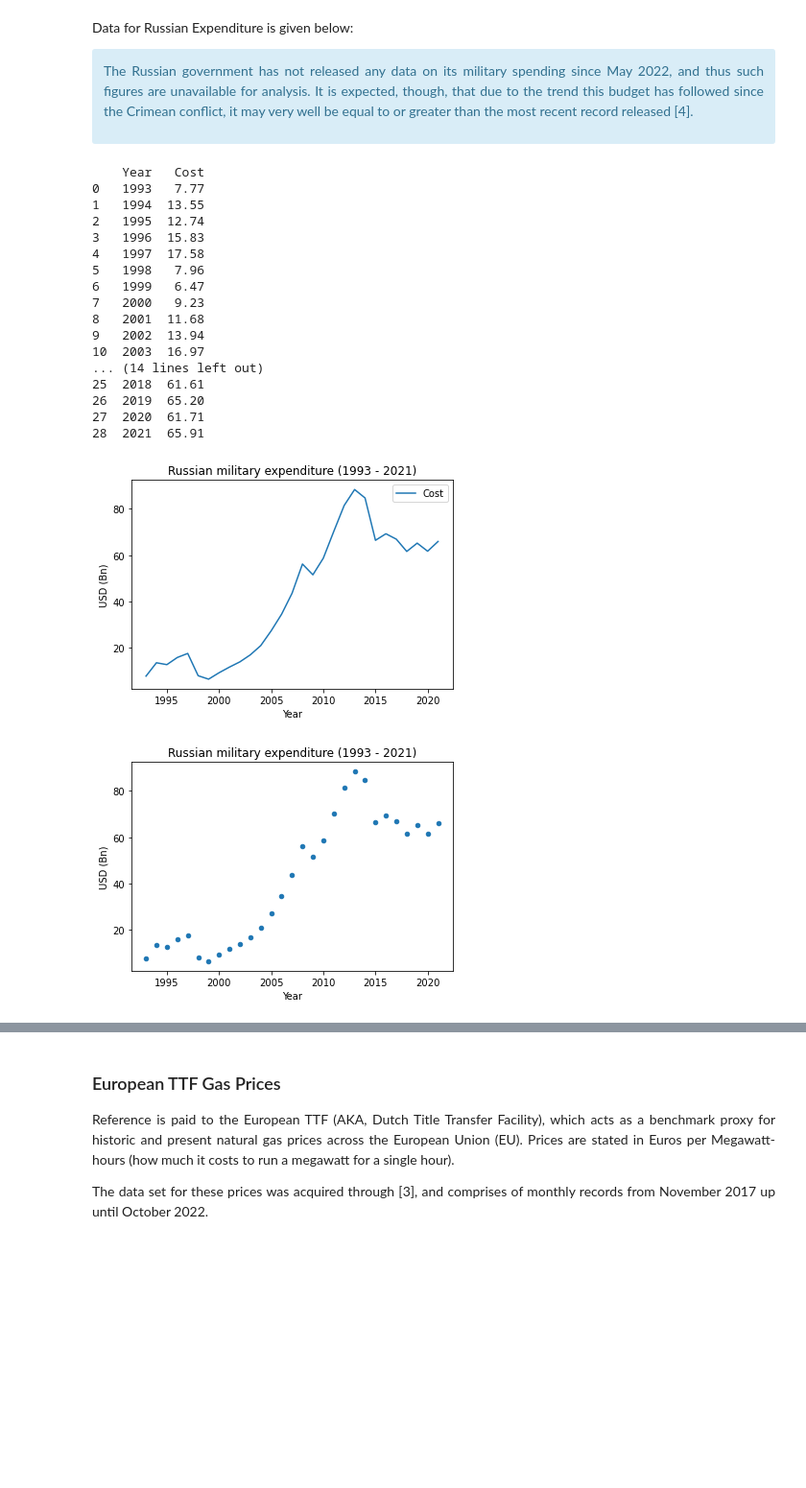
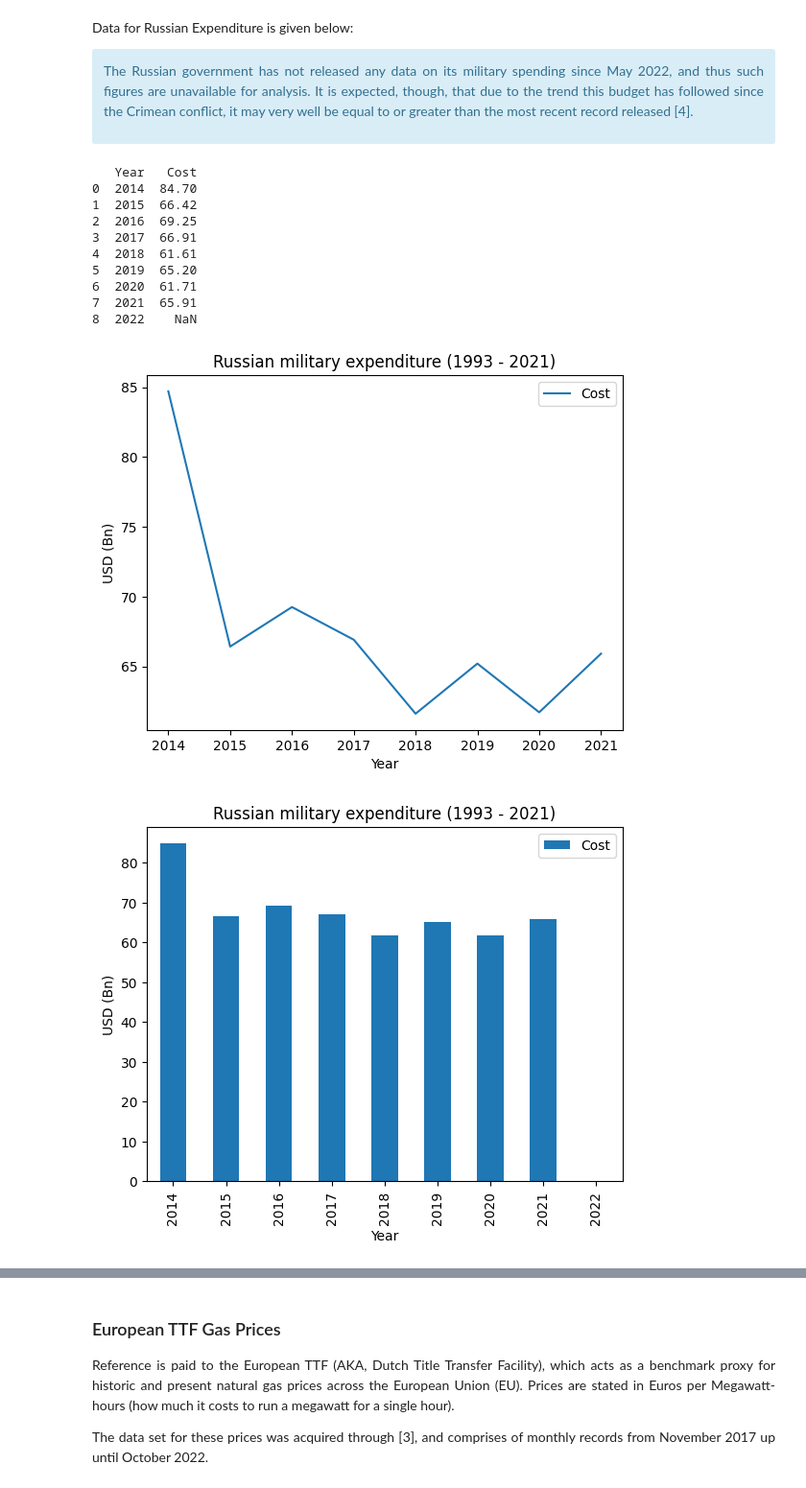
Before and after one commit to berw96/checkpoint, a Jupyter notebook: MSc Data Science (Goldsmiths)/EDA/Propositional Work.ipynb, the cells around one changed output, grey strips where cells are left out. Shown at 96% size. Drawn from its saved outputs; the diff is of its cells as text; code cells hidden in the pictures; blank space fills up the shorter version.

Commit message:
271022-00:48
Converted units from NATO budget CSV file from millions to billions of USD, then aligned records with Russia from 2014 into a single CSV.

Created line and bar plots for all data.

```diff
--- a/MSc Data Science (Goldsmiths)/EDA/Propositional Work.ipynb
+++ b/MSc Data Science (Goldsmiths)/EDA/Propositional Work.ipynb
@@ -96,6 +96,6 @@ import pandas as pd
 with open("datasets/NATO_military_budget_by_billion_dollars.csv", mode = "r") as f:
     NATO_budget_df = pd.read_csv(f)
     print(NATO_budget_df)
-    NATO_budget_df.plot.line(x = "Year", y = "Cost", title = "NATO military expenditure (2014 - 2021)").set_ylabel("USD (Bn)")
-    NATO_budget_df.plot.scatter(x = "Year", y = "Cost", title = "NATO military expenditure (2014 - 2021)").set_ylabel("USD (Bn)")
+    NATO_budget_df.plot.line(x = "Year", y = "Cost", title = "NATO military expenditure (2014 - 2022)").set_ylabel("USD (Bn)")
+    NATO_budget_df.plot.bar(x = "Year", y = "Cost", title = "NATO military expenditure (2014 - 2022)").set_ylabel("USD (Bn)")
 # %% [output]
@@ -109,28 +120,21 @@ FileNotFoundError: [Errno 2] No such file or directory: 'datasets/NATO_military_
 # %%
 import pandas as pd
 
 with open("datasets/Russia_military_budget_by_billion_dollars.csv", mode = "r") as f:
     RUS_budget_df = pd.read_csv(f)
     print(RUS_budget_df)
     RUS_budget_df.plot.line(x = "Year", y = "Cost", title = "Russian military expenditure (1993 - 2021)").set_ylabel("USD (Bn)")
-    RUS_budget_df.plot.scatter(x = "Year", y = "Cost", title = "Russian military expenditure (1993 - 2021)").set_ylabel("USD (Bn)")
+    RUS_budget_df.plot.bar(x = "Year", y = "Cost", title = "Russian military expenditure (1993 - 2021)").set_ylabel("USD (Bn)")
 # %% [output]
-    Year   Cost
-0   1993   7.77
-1   1994  13.55
-2   1995  12.74
-3   1996  15.83
-4   1997  17.58
-5   1998   7.96
-6   1999   6.47
-7   2000   9.23
-8   2001  11.68
-9   2002  13.94
-10  2003  16.97
-... (14 lines left out)
-25  2018  61.61
-26  2019  65.20
-27  2020  61.71
-28  2021  65.91
+   Year   Cost
+0  2014  84.70
+1  2015  66.42
+2  2016  69.25
+3  2017  66.91
+4  2018  61.61
+5  2019  65.20
+6  2020  61.71
+7  2021  65.91
+8  2022    NaN
-[figure, old version]
+[figure, new version]
-[figure, old version]
+[figure, new version]
```
Also changed, not shown: parts of 4 cells of this notebook, 3 other files.
